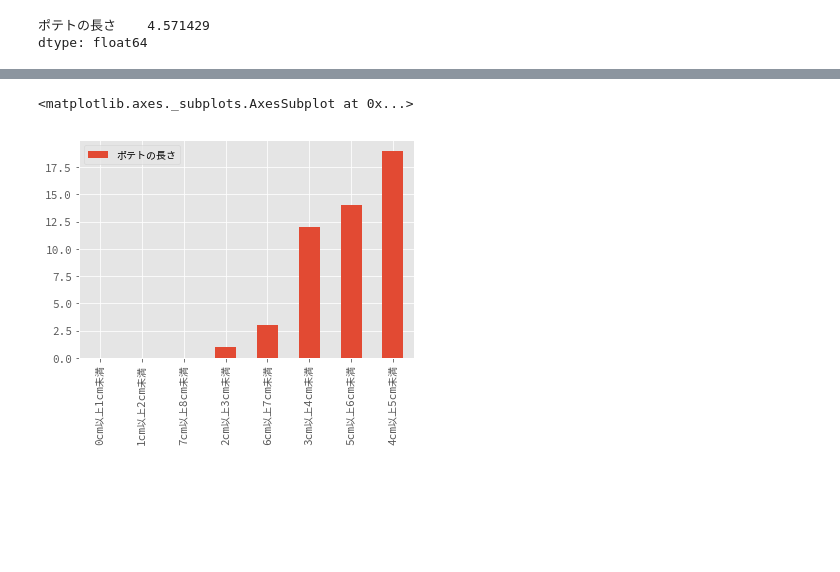
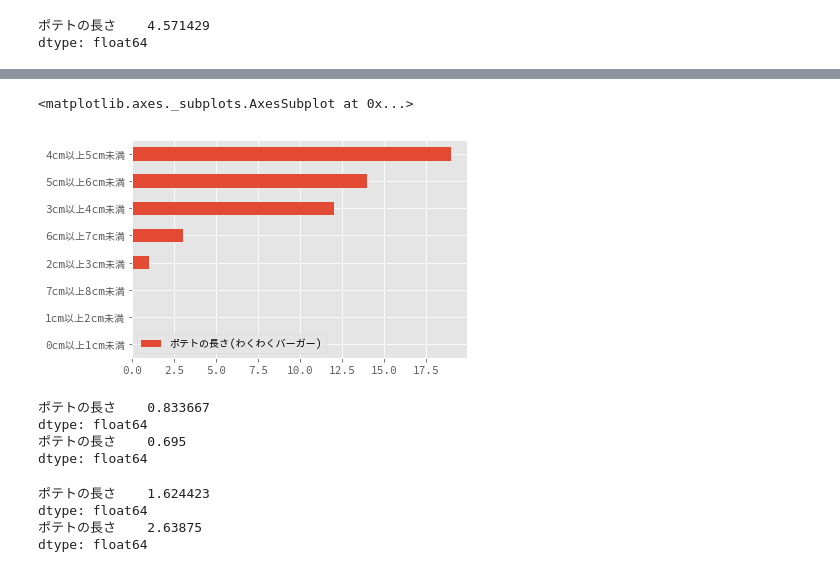
Before and after one commit to kaneshirok/hamburger_statistics, a Jupyter notebook: hamburger_statistics.ipynb, the cells around one changed output, grey strips where cells are left out. Saved outputs shown, nothing was run; the diff lists cells and outputs as text; code cells hidden in the pictures; blank space fills up the shorter version.

```diff
--- a/hamburger_statistics.ipynb
+++ b/hamburger_statistics.ipynb
@@ -84,26 +84,44 @@ mogumogu_fd.sort_values(by='ポテトの長さ(もぐもぐバーガー)').plot(
 # %%
 #わくわくバーガーのポテトの度数分布
 column_name = wakuwaku_potato.columns[0]
 new_columns_name = ('0cm以上1cm未満', '1cm以上2cm未満','2cm以上3cm未満', '3cm以上4cm未満', '4cm以上5cm未満', '5cm以上6cm未満', '6cm以上7cm未満', '7cm以上8cm未満')
 length_0_1 = wakuwaku_potato[wakuwaku_potato[column_name] < 1].rename(columns={column_name: new_columns_name[0]})[new_columns_name[0]]
 length_0_1 = pd.DataFrame(pd.DataFrame(length_0_1).count())
 length_1_2 = wakuwaku_potato[(1 <= wakuwaku_potato[column_name]) & (wakuwaku_potato[column_name] < 2)].rename(columns={column_name: new_columns_name[1]})[new_columns_name[1]]
 length_1_2 = pd.DataFrame(pd.DataFrame(length_1_2).count())
 length_2_3 = wakuwaku_potato[(2 <= wakuwaku_potato[column_name]) & (wakuwaku_potato[column_name] < 3)].rename(columns={column_name: new_columns_name[2]})[new_columns_name[2]]
 length_2_3 = pd.DataFrame(pd.DataFrame(length_2_3).count())
 length_3_4 = wakuwaku_potato[(3 <= wakuwaku_potato[column_name]) & (wakuwaku_potato[column_name] < 4)].rename(columns={column_name: new_columns_name[3]})[new_columns_name[3]]
 length_3_4 = pd.DataFrame(pd.DataFrame(length_3_4).count())
 length_4_5 = wakuwaku_potato[(4 <= wakuwaku_potato[column_name]) & (wakuwaku_potato[column_name] < 5)].rename(columns={column_name: new_columns_name[4]})[new_columns_name[4]]
 length_4_5 = pd.DataFrame(pd.DataFrame(length_4_5).count())
 length_5_6 = wakuwaku_potato[(5 <= wakuwaku_potato[column_name]) & (wakuwaku_potato[column_name] < 6)].rename(columns={column_name: new_columns_name[5]})[new_columns_name[5]]
 length_5_6 = pd.DataFrame(pd.DataFrame(length_5_6).count())
 length_6_7 = wakuwaku_potato[(6 <= wakuwaku_potato[column_name]) & (wakuwaku_potato[column_name] < 7)].rename(columns={column_name: new_columns_name[6]})[new_columns_name[6]]
 length_6_7 = pd.DataFrame(pd.DataFrame(length_6_7).count())
 length_7_8 = wakuwaku_potato[(7 <= wakuwaku_potato[column_name]) & (wakuwaku_potato[column_name] < 8)].rename(columns={column_name: new_columns_name[7]})[new_columns_name[7]]
 length_7_8 = pd.DataFrame(pd.DataFrame(length_7_8).count())
 wakuwaku_fd = pd.concat([length_0_1, length_1_2, length_2_3, length_3_4, length_4_5, length_5_6, length_6_7, length_7_8])
-wakuwaku_fd = wakuwaku_fd.rename(columns={0: 'ポテトの長さ'})
-wakuwaku_fd.sort_values(by='ポテトの長さ').plot(kind='bar')
+wakuwaku_fd = wakuwaku_fd.rename(columns={0: 'ポテトの長さ(わくわくバーガー)'})
+wakuwaku_fd.sort_values(by='ポテトの長さ(わくわくバーガー)').plot(kind='barh')
 # %% [output]
 <matplotlib.axes._subplots.AxesSubplot at 0x...>
-[figure, old version]
+[figure, new version]
+# %%
+# わくわくバーガーの標準偏差、分散
+print(wakuwaku_potato.std())
+print(wakuwaku_potato.var())
+# %% [output]
+ポテトの長さ    0.833667
+dtype: float64
+ポテトの長さ    0.695
+dtype: float64
+# %%
+# もぐもぐバーガーの標準偏差、分散
+print(mogumogu_potato.std())
+print(mogumogu_potato.var())
+# %% [output]
+ポテトの長さ    1.624423
+dtype: float64
+ポテトの長さ    2.63875
+dtype: float64
```
Also changed, not shown: parts of 2 cells of this notebook, 2 other files.
